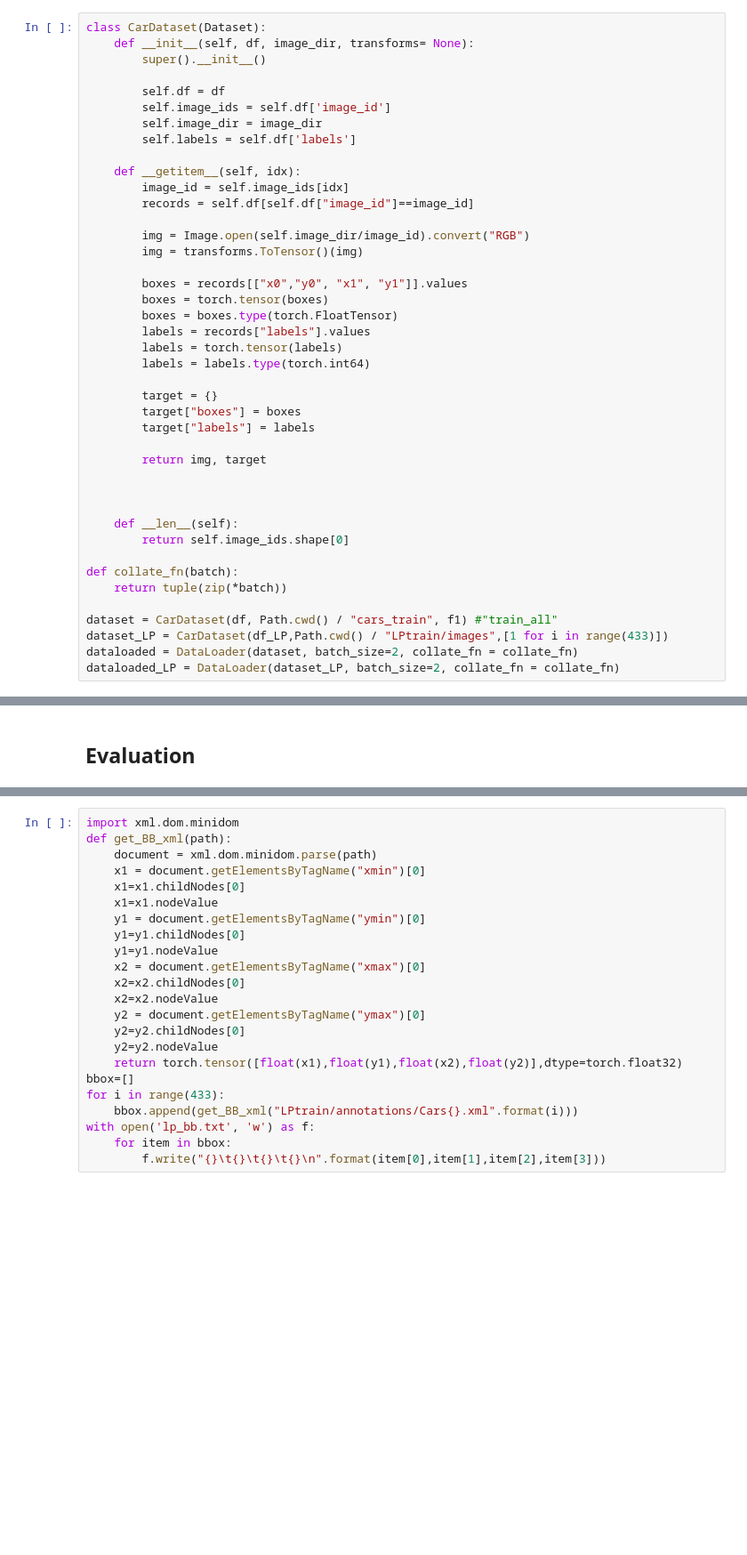
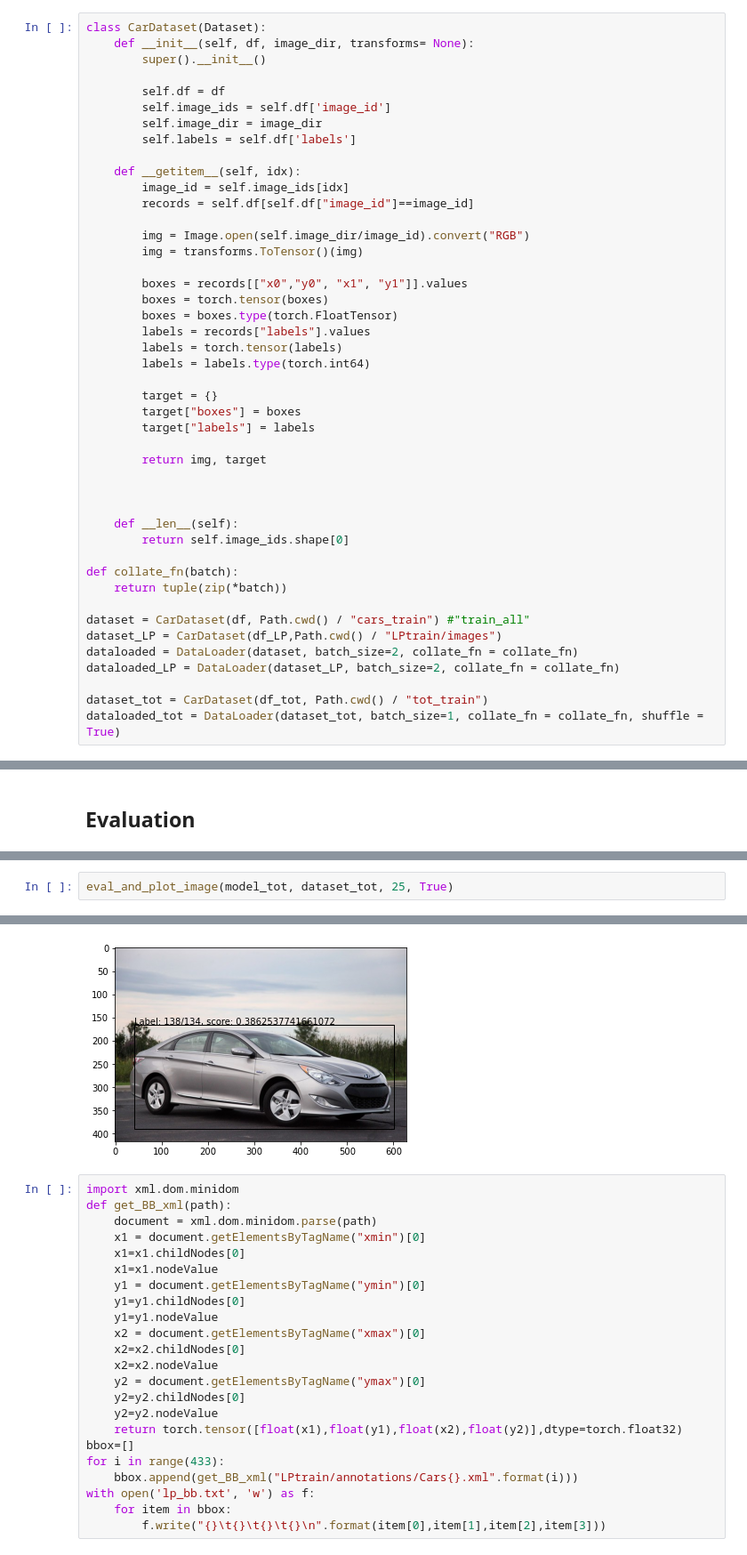
Before and after one commit to emquist/Deep-machine-learning-BB, a Jupyter notebook: Davis_backup.ipynb, the cells around one changed output, grey strips where cells are left out. Shown at 89% size. Cells and saved outputs as stored; diff of their text form; blank space fills up the shorter version.

```diff
--- a/Davis_backup.ipynb
+++ b/Davis_backup.ipynb
@@ -108,10 +159,13 @@ class CarDataset(Dataset):
 def collate_fn(batch):
     return tuple(zip(*batch))
 
-dataset = CarDataset(df, Path.cwd() / "cars_train", f1) #"train_all"
-dataset_LP = CarDataset(df_LP,Path.cwd() / "LPtrain/images",[1 for i in range(433)])
+dataset = CarDataset(df, Path.cwd() / "cars_train") #"train_all"
+dataset_LP = CarDataset(df_LP,Path.cwd() / "LPtrain/images")
 dataloaded = DataLoader(dataset, batch_size=2, collate_fn = collate_fn)
 dataloaded_LP = DataLoader(dataset_LP, batch_size=2, collate_fn = collate_fn)
+
+dataset_tot = CarDataset(df_tot, Path.cwd() / "tot_train")
+dataloaded_tot = DataLoader(dataset_tot, batch_size=1, collate_fn = collate_fn, shuffle = True)
 # %% [markdown]
 ## Create model
 # %%
@@ -272,0 +424,3 @@ Label: 6/162, score: 0.19765664637088776
+# %%
+eval_and_plot_image(model_tot, dataset_tot, 25, True)
+# %% [output]
@@ -273,3 +440,4 @@ Label: 6/162, score: 0.19765664637088776
+[figure, added]
 # %%
 import xml.dom.minidom
 def get_BB_xml(path):
```
Also changed, not shown: parts of 10 cells of this notebook.
